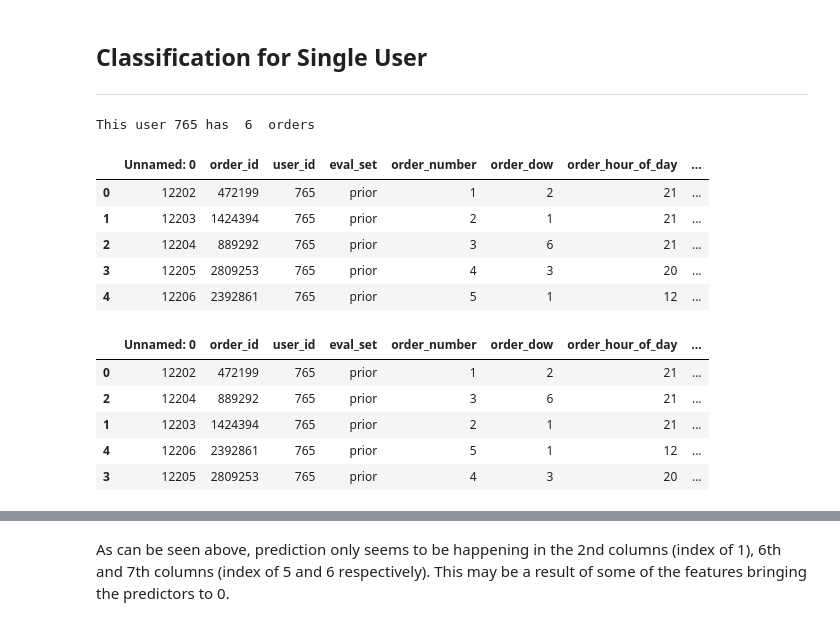
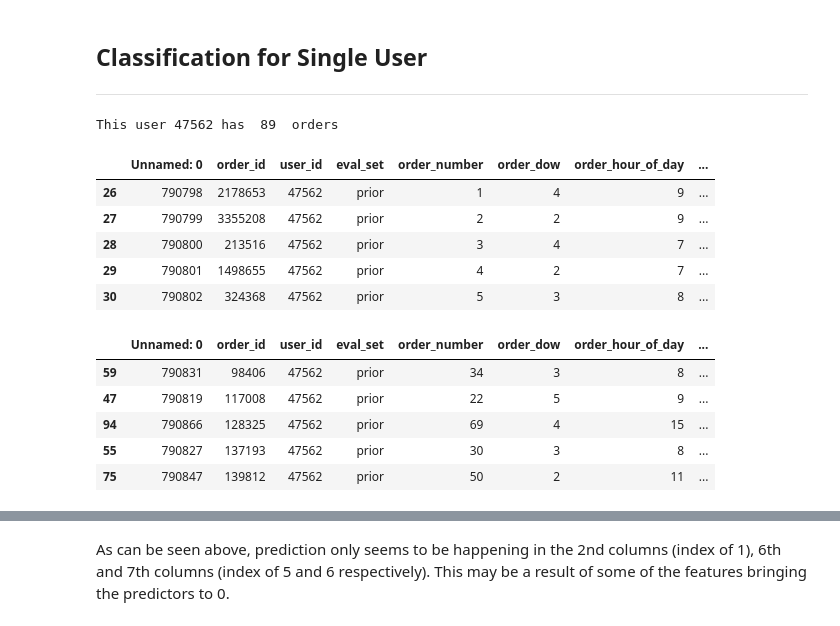
Before and after one commit to 1carew1/instacart_investigation, a Jupyter notebook: Assignment_2_Classification.ipynb, the cells around one changed output, grey strips where cells are left out. Drawn from its saved outputs; the diff is of its cells as text; code cells hidden in the pictures.

```diff
--- a/Assignment_2_Classification.ipynb
+++ b/Assignment_2_Classification.ipynb
@@ -262,18 +262,18 @@ There are  20 users with a corresponding entry in order history list who's lengt
 ## Classification for Single User
 ***
 # %%
-specific_user_order_df = orders_per_user[0]
+specific_user_order_df = orders_per_user[4]
 user_id = specific_user_order_df.user_id.tolist()[0]
 print("This user", user_id , "has ", specific_user_order_df.shape[0], " orders")
 specific_user_order_df.head()
 # %% [output]
-This user 765 has  6  orders
+This user 47562 has  89  orders
 |  | Unnamed: 0 | order_id | user_id | eval_set | order_number | order_dow | order_hour_of_day | ... |
-| 0 | 12202 | 472199 | 765 | prior | 1 | 2 | 21 | ... |
-| 1 | 12203 | 1424394 | 765 | prior | 2 | 1 | 21 | ... |
-| 2 | 12204 | 889292 | 765 | prior | 3 | 6 | 21 | ... |
-| 3 | 12205 | 2809253 | 765 | prior | 4 | 3 | 20 | ... |
-| 4 | 12206 | 2392861 | 765 | prior | 5 | 1 | 12 | ... |
+| 26 | 790798 | 2178653 | 47562 | prior | 1 | 4 | 9 | ... |
+| 27 | 790799 | 3355208 | 47562 | prior | 2 | 2 | 9 | ... |
+| 28 | 790800 | 213516 | 47562 | prior | 3 | 4 | 7 | ... |
+| 29 | 790801 | 1498655 | 47562 | prior | 4 | 2 | 7 | ... |
+| 30 | 790802 | 324368 | 47562 | prior | 5 | 3 | 8 | ... |
 # %%
 max_order_number = specific_user_order_df.order_number.max()
 next_user_order = specific_user_order_df.query("order_number == " + str(max_order_number))
@@ -281,10 +281,10 @@ train_user_orders = specific_user_order_df.query("order_number < " + str(max_ord
 train_user_orders.head()
 # %% [output]
 |  | Unnamed: 0 | order_id | user_id | eval_set | order_number | order_dow | order_hour_of_day | ... |
-| 0 | 12202 | 472199 | 765 | prior | 1 | 2 | 21 | ... |
-| 2 | 12204 | 889292 | 765 | prior | 3 | 6 | 21 | ... |
-| 1 | 12203 | 1424394 | 765 | prior | 2 | 1 | 21 | ... |
-| 4 | 12206 | 2392861 | 765 | prior | 5 | 1 | 12 | ... |
-| 3 | 12205 | 2809253 | 765 | prior | 4 | 3 | 20 | ... |
+| 59 | 790831 | 98406 | 47562 | prior | 34 | 3 | 8 | ... |
+| 47 | 790819 | 117008 | 47562 | prior | 22 | 5 | 9 | ... |
+| 94 | 790866 | 128325 | 47562 | prior | 69 | 4 | 15 | ... |
+| 55 | 790827 | 137193 | 47562 | prior | 30 | 3 | 8 | ... |
+| 75 | 790847 | 139812 | 47562 | prior | 50 | 2 | 11 | ... |
 # %%
 train_features, train_product_mix, test_features, test_product_mix = obtain_features_and_product_mix(train_user_orders, next_user_order)
```
Also changed, not shown: parts of 25 cells of this notebook.
